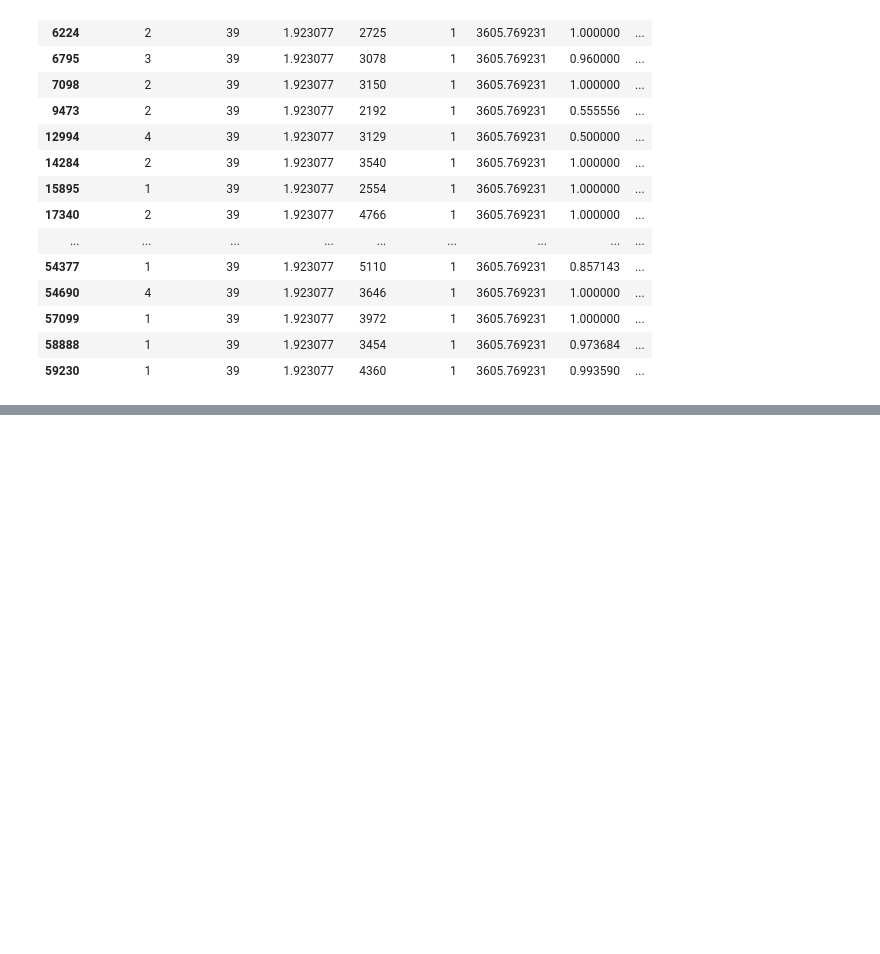
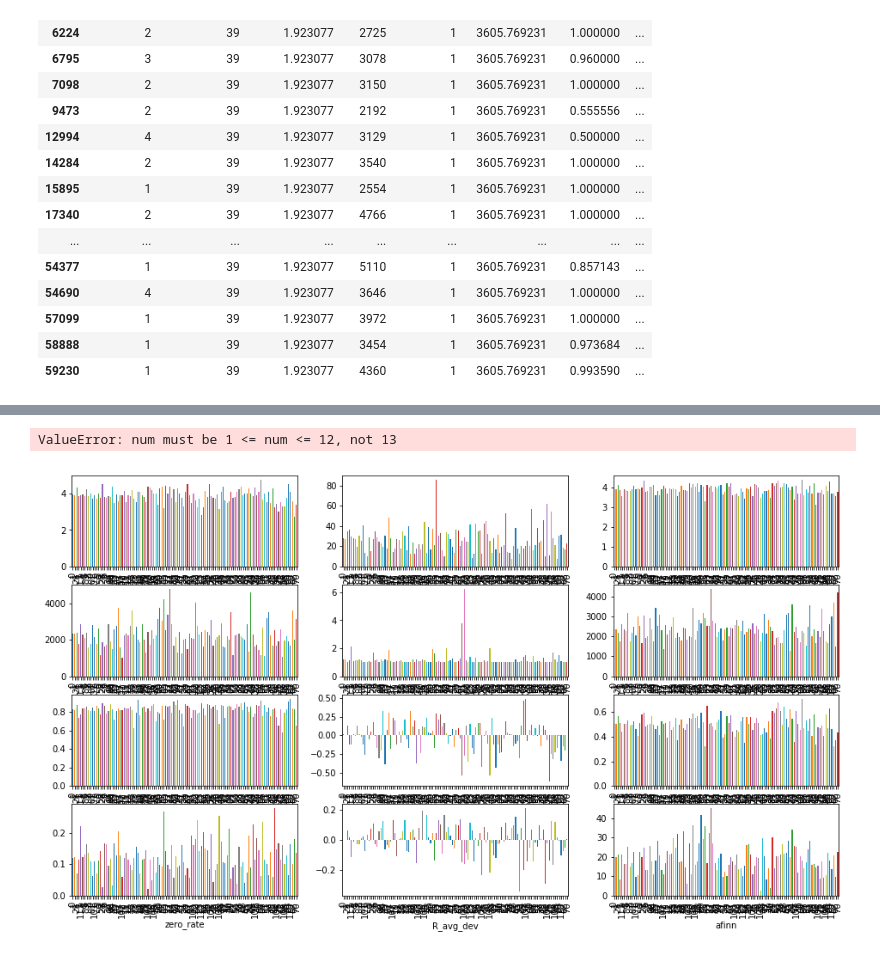
Before and after one commit to pjuda/ada-project, a Jupyter notebook: amazon-project_lucas2.0.ipynb, the cells around one changed output, grey strips where cells are left out. Drawn from its saved outputs; the diff is of its cells as text; code cells hidden in the pictures; blank space fills up the shorter version.

```diff
--- a/amazon-project_lucas2.0.ipynb
+++ b/amazon-project_lucas2.0.ipynb
@@ -788,0 +800,13 @@ df_all.filter("customer_id == 30208851 AND len_rev == 1566").select("review_body
+# %%
+#Plot mean for each category of each feature
+fig = plt.figure(figsize=(16,9))
+ax = []
+for i,m in enumerate(means[:-1]):
+    ax.append(fig.add_subplot(4,3,i+1))
+    m.plot(kind="bar")
+    ax[i].set_xticklabels(db_cat)
+    ax[i].set_xlabel(m.index[0])
+fig.tight_layout()
+# %% [output]
+ValueError: num must be 1 <= num <= 12, not 13
+[figure, added]
```
Also changed, not shown: parts of 27 cells of this notebook.
